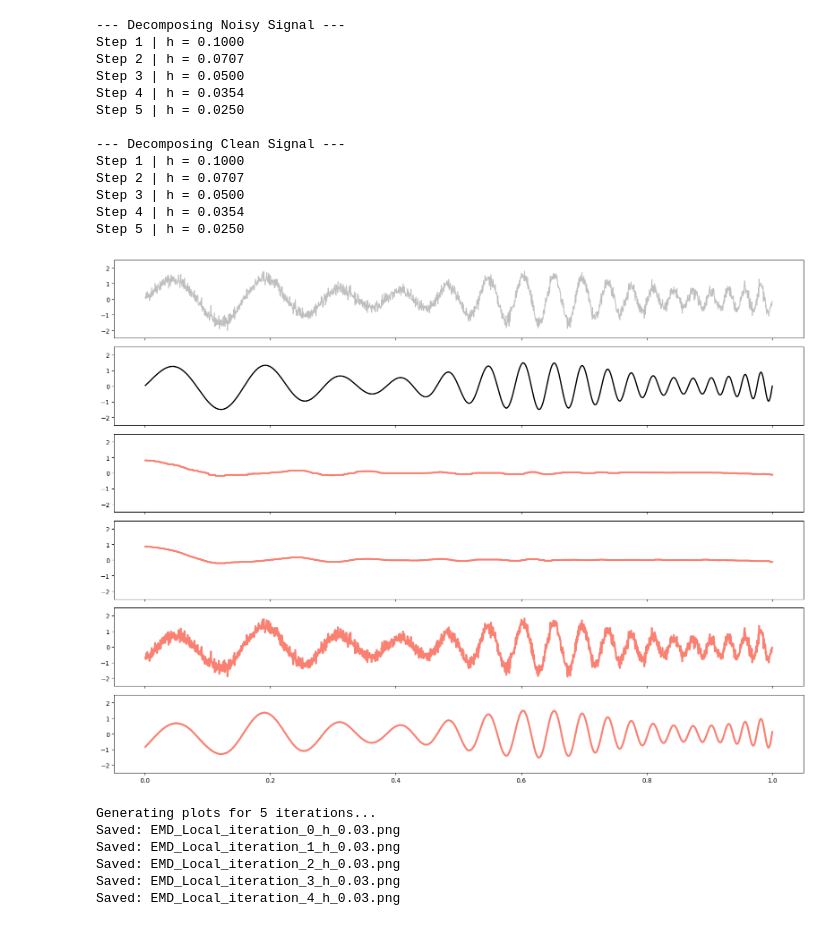
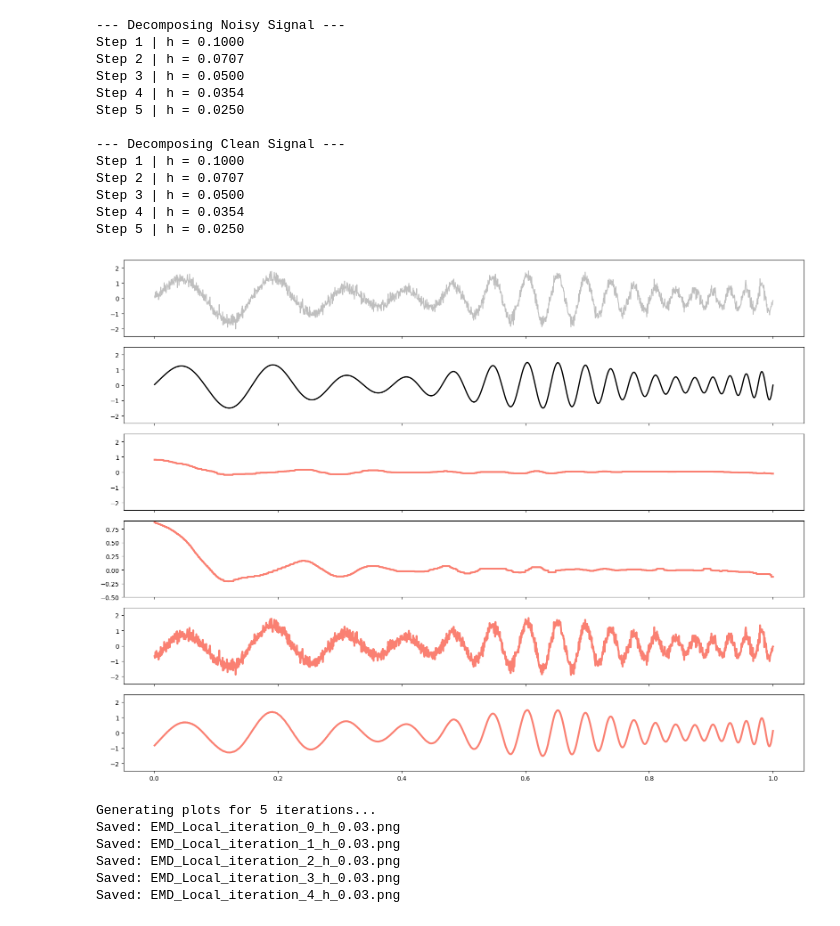
Before and after one commit to QuantLet/A_New_EMD_Approach, a Jupyter notebook: 03 Local Median Approach/20260114 EMD Local Median David.ipynb, the cells around one changed output. Saved outputs shown, nothing was run; the diff lists cells and outputs as text; code cells hidden in the pictures.

```diff
--- a/03 Local Median Approach/20260114 EMD Local Median David.ipynb
+++ b/03 Local Median Approach/20260114 EMD Local Median David.ipynb
@@ -199,36 +199,36 @@ ax.set_ylim(-2.5, 2.5)
 
 ax = axes[3]
 ax.plot(x, components_clean[0], color='salmon', linestyle='-', linewidth=3)
-ax.set_ylim(-2.5, 2.5)
+ax.set_ylim(-0.5, 0.9)
 
 ax = axes[4]
 ax.plot(x, residuals_list[0], color='salmon', linestyle='-', linewidth=3)
 ax.set_ylim(-2.5, 2.5)
 
 ax = axes[5]
 ax.plot(x, residuals_list_clean[0], color='salmon', linestyle='-', linewidth=3)
 ax.set_ylim(-2.5, 2.5)
 
 # y_reconstructed = np.zeros_like(x)
 
 # for i, comp in enumerate(components):
 #     ax = axes[i+1]
 #     ax.plot(x, comp, color='red', linewidth=2)
 #     ax.set_ylim(-2.5, 2.5)
 
 #     y_reconstructed += comp
 
 # ax = axes[-1]
 # ax.plot(x, y_noisy, color='gray', linewidth=2, alpha=0.5)
 # ax.plot(x, y_clean, color='black', linestyle='--', linewidth=1.5)
 # ax.plot(x, y_reconstructed, color='red', linewidth=4)
 # ax.set_ylim(-2.5, 2.5)
 
 plt.tight_layout()
-plt.savefig(f"EMD_Local_6panels_h{h_start}.png", dpi=144, transparent=True)
+plt.savefig(f"EMD_Local_6panels_h{h_start}.png", dpi=144, transparent=False)
 plt.show()
 # %% [output]
-[figure, old version]
+[figure, new version]
 # %%
 n_iterations = len(components)
 print(f"Generating plots for {n_iterations} iterations...")
```
Also changed, not shown: parts of 3 cells of this notebook, 2 other files.
